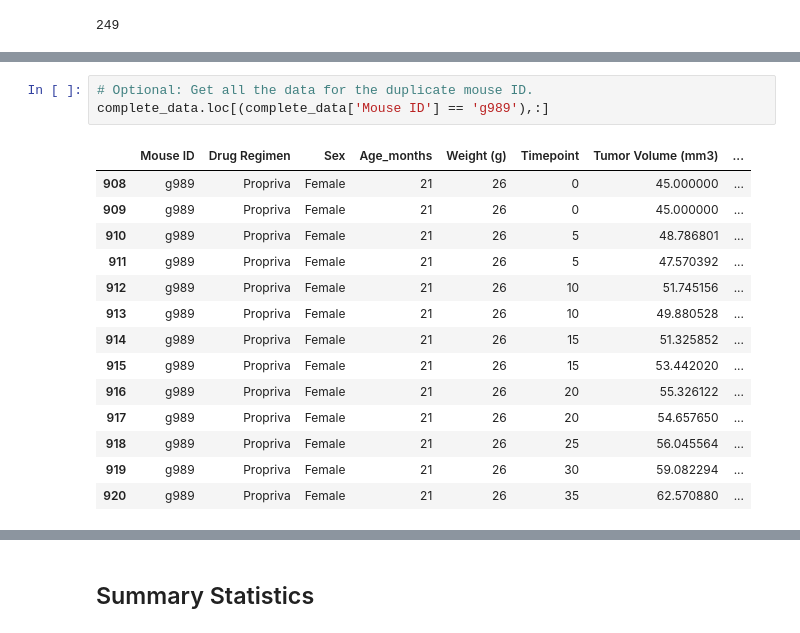
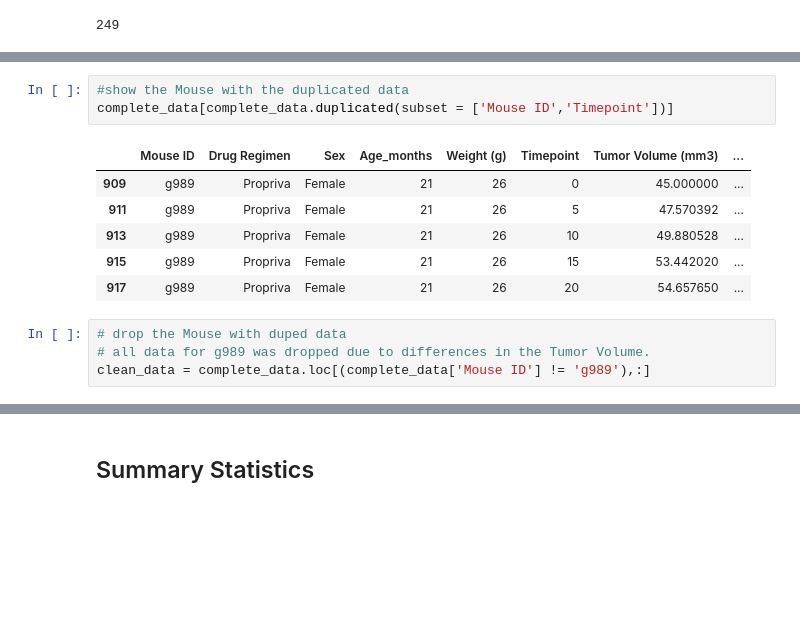
Before and after one commit to taylorsyde/Pymaceuticals-Analysis, a Jupyter notebook: pymaceuticals.ipynb, the cells around one changed output, grey strips where cells are left out. Drawn from its saved outputs; the diff is of its cells as text; blank space fills up the shorter version.

```diff
--- a/pymaceuticals.ipynb
+++ b/pymaceuticals.ipynb
@@ -58,18 +51,14 @@ Name: Mouse ID, Length: 249, dtype: int64
+# %%
+#show the Mouse with the duplicated data
+complete_data[complete_data.duplicated(subset = ['Mouse ID','Timepoint'])]
+# %% [output]
+|  | Mouse ID | Drug Regimen | Sex | Age_months | Weight (g) | Timepoint | Tumor Volume (mm3) | ... |
+| 909 | g989 | Propriva | Female | 21 | 26 | 0 | 45.000000 | ... |
+| 911 | g989 | Propriva | Female | 21 | 26 | 5 | 47.570392 | ... |
+| 913 | g989 | Propriva | Female | 21 | 26 | 10 | 49.880528 | ... |
+| 915 | g989 | Propriva | Female | 21 | 26 | 15 | 53.442020 | ... |
+| 917 | g989 | Propriva | Female | 21 | 26 | 20 | 54.657650 | ... |
 # %%
-# Optional: Get all the data for the duplicate mouse ID.
-complete_data.loc[(complete_data['Mouse ID'] == 'g989'),:]
+# drop the Mouse with duped data
+# all data for g989 was dropped due to differences in the Tumor Volume.
+clean_data = complete_data.loc[(complete_data['Mouse ID'] != 'g989'),:]
-# %% [output]
-|  | Mouse ID | Drug Regimen | Sex | Age_months | Weight (g) | Timepoint | Tumor Volume (mm3) | ... |
-| 908 | g989 | Propriva | Female | 21 | 26 | 0 | 45.000000 | ... |
-| 909 | g989 | Propriva | Female | 21 | 26 | 0 | 45.000000 | ... |
-| 910 | g989 | Propriva | Female | 21 | 26 | 5 | 48.786801 | ... |
-| 911 | g989 | Propriva | Female | 21 | 26 | 5 | 47.570392 | ... |
-| 912 | g989 | Propriva | Female | 21 | 26 | 10 | 51.745156 | ... |
-| 913 | g989 | Propriva | Female | 21 | 26 | 10 | 49.880528 | ... |
-| 914 | g989 | Propriva | Female | 21 | 26 | 15 | 51.325852 | ... |
-| 915 | g989 | Propriva | Female | 21 | 26 | 15 | 53.442020 | ... |
-| 916 | g989 | Propriva | Female | 21 | 26 | 20 | 55.326122 | ... |
-| 917 | g989 | Propriva | Female | 21 | 26 | 20 | 54.657650 | ... |
-| 918 | g989 | Propriva | Female | 21 | 26 | 25 | 56.045564 | ... |
-| 919 | g989 | Propriva | Female | 21 | 26 | 30 | 59.082294 | ... |
-| 920 | g989 | Propriva | Female | 21 | 26 | 35 | 62.570880 | ... |
```
Also changed, not shown: parts of 9 cells of this notebook.
